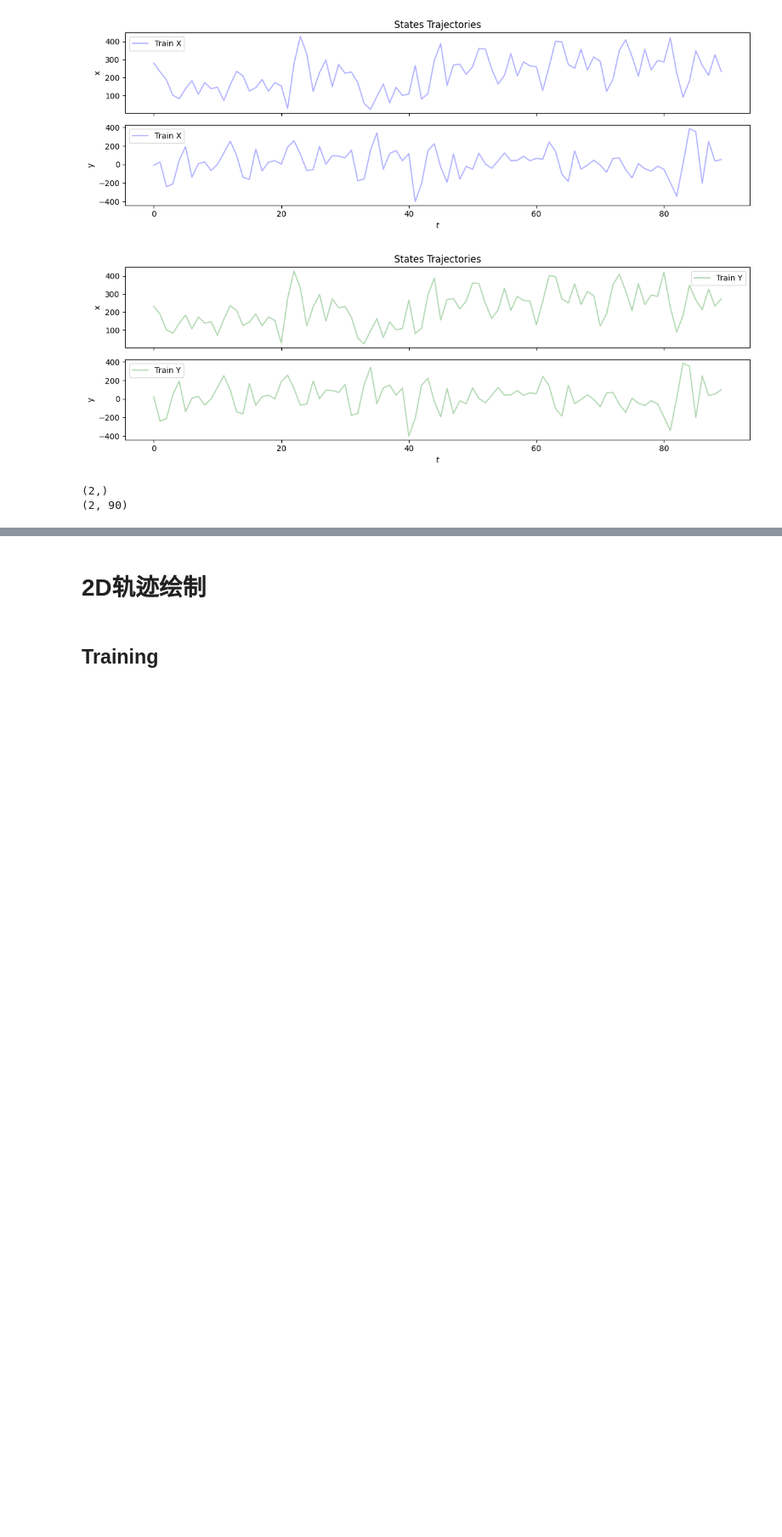
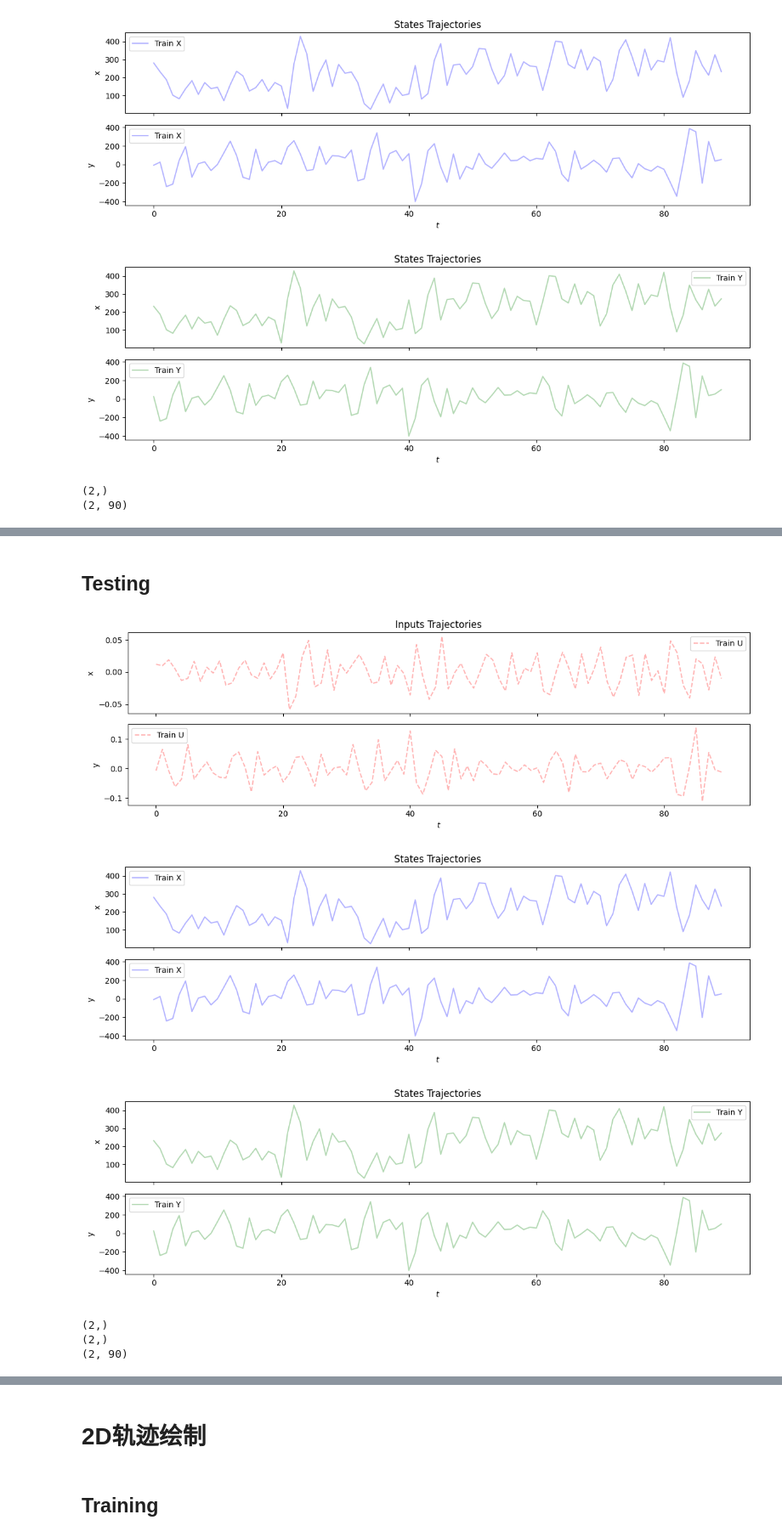
Before and after one commit to sunnyshi0310/AIRbot_RL, a Jupyter notebook: koopman27new.ipynb, the cells around one changed output, grey strips where cells are left out. Shown at 85% size. Drawn from its saved outputs; the diff is of its cells as text; code cells hidden in the pictures; blank space fills up the shorter version.

```diff
--- a/koopman27new.ipynb
+++ b/koopman27new.ipynb
@@ -426 +410,79 @@ print(Xk[:, 0:3])
+# %% [markdown]
+## Testing
+# %%
+# draw 1D X Y U data
+points_num = 90
+start_point = 900
+end_point = int(start_point + points_num)
+trajs = (0,)
+assert end_point <= raw_state_info.each_points_num[0]
+raw_state_info.points_dim = 2
+raw_act_info.points_dim = 2
+
+X, X_info = TrajTools.get_sub_series_trajs(
+    RAW_STATE_SERIES, raw_state_info, (start_point, end_point), trajs
+)
+Y, Y_info = TrajTools.get_sub_series_trajs(
+    RAW_STATE_SERIES,
+    raw_state_info,
+    (start_point + 1, end_point + 1),
+    trajs,
+)
+U, U_info = TrajTools.get_sub_series_trajs(
+    RAW_ACTION_SERIES,
+    raw_act_info,
+    (start_point, end_point),
+    trajs,
+)
+
+u_painter = TrajsPainter(U, U_info)
+u_painter.features_sharetitle = "Inputs Trajectories"
+u_painter.features_self_labels = "Train U"
+u_painter.features_lines = "--r"
+u_painter.features_axis_labels = ["x", "y", "yaw"]
+u_painter.plot_features_with_t((0, points_num), (0,), (0, 1))
+
+x_painter = TrajsPainter(X, X_info)
+x_painter.features_sharetitle = "States Trajectories"
+x_painter.features_self_labels = "Train X"
+x_painter.features_lines = "-b"
+x_painter.features_axis_labels = ["x", "y", "yaw"]
+x_painter.plot_features_with_t((0, points_num), (0,), (0, 1))
+
+y_painter = TrajsPainter(Y, Y_info)
+y_painter.features_sharetitle = "States Trajectories"
+y_painter.features_self_labels = "Train Y"
+y_painter.features_lines = "-g"
+y_painter.features_axis_labels = ["x", "y", "yaw"]
+y_painter.plot_features_with_t((0, points_num), (0,), (0, 1))
+# %% [output]
+[figure, added]
+[figure, added]
+[figure, added]
+# %%
+# 在训练集上回归
+# 这里因为只有一个轨迹，所以采用了简化的方式
+Xtrain = X
+x0 = X[:, 0]
+
+print(x0.shape)
+print(U[:, 0].shape)
+print(U.shape)
+
+def simulate(x0, U, K, n_steps):
+    Xkoop = np.zeros((x0.shape[0], n_steps))
+    x = x0
+    for i in range(n_steps):
+        x = np.dot(K, np.concatenate([x, U[:, i]]))
+        Xkoop[:, i] = x
+    return Xkoop.T
+
+points_num = 90
+Xkoop = simulate(x0, U, K, n_steps=points_num - 1)
+Xkoop = np.vstack([x0, Xkoop])  # add initial point
+Xkoop = Xkoop.T
+# %% [output]
+(2,)
+(2,)
+(2, 90)
 # %%
```
Also changed, not shown: parts of 17 cells of this notebook.
